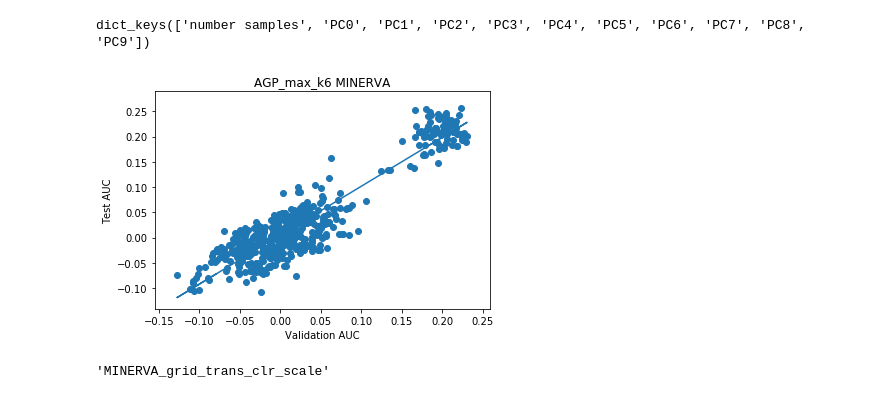
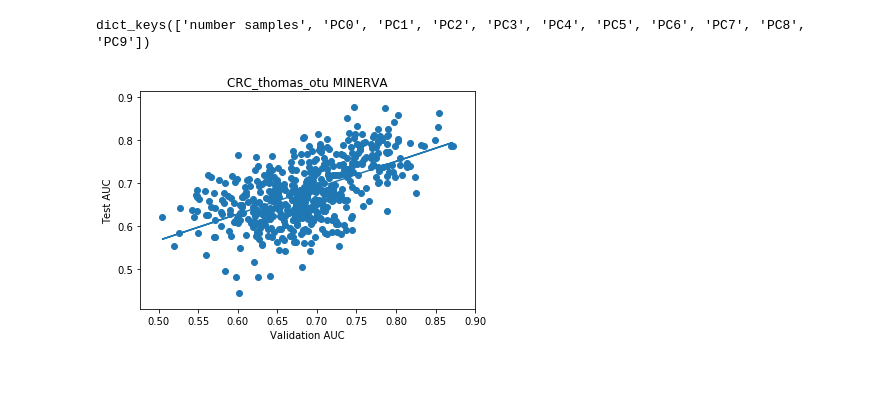
Before and after one commit to LeahBriscoe/microbatch_vc, a Jupyter notebook: Classifier/PlotGrid.ipynb, the cells around one changed output. Drawn from its saved outputs; the diff is of its cells as text; code cells hidden in the pictures.

```diff
--- a/Classifier/PlotGrid.ipynb
+++ b/Classifier/PlotGrid.ipynb
@@ -15,14 +15,21 @@ from timeit import default_timer as timer
 import pickle
 # %%
 args = sys.argv
-
-cohort_list = 'AGP_max_k5&AGP_max_k6&AGP_max_k7'#'T2D_k6&T2D_k7'#'Thomas_k6&Thomas_k7' #"CRC_k6&CRC_k7"#'Hispanic_k5&Hispanic_k6&Hispanic_k7'#Thomas_k6'#'Hispanic_k5&Hispanic_k6&Hispanic_k7'#'T2D_k6&T2D_k7'#"CRC_k6&CRC_k7"#'T2D_k6&T2D_k7' # 'AGP_max_k5&AGP_max_k6&AGP_max_k7'
-phenotype = 'bmi_corrected'#"bin_t2d"#'bin_crc_normal'#'antibiotic'#'bmi_corrected'#"bin_antibiotic_last_year"# 'bin_crc_adenomaORnormal'#""bin_antibiotic_last_year"#'bin_crc_normal'#
-pred_bool = 1
+#'AGP_max_k5&AGP_max_k6&AGP_max_k7'
+cohort_list = 'CRC_thomas_otu'#'Thomas_k6&Thomas_k7' #'AGP_max_k5&AGP_max_k6'#'AGP_max_k7'#'T2D_k6&T2D_k7'#'Thomas_k6&Thomas_k7' #"CRC_k6&CRC_k7"#'Hispanic_k5&Hispanic_k6&Hispanic_k7'#Thomas_k6'#'Hispanic_k5&Hispanic_k6&Hispanic_k7'#'T2D_k6&T2D_k7'#"CRC_k6&CRC_k7"#'T2D_k6&T2D_k7' #
+phenotype = 'bin_crc_normal'#"bin_antibiotic_last_year"#'bmi_corrected'#"bin_t2d"#''antibiotic'#'bmi_corrected'# 'bin_crc_adenomaORnormal'#""bin_antibiotic_last_year"#'bin_crc_normal'#
+pred_bool = 0
+val_bool = 0
 args = ['./run_MINERVA_test_train_grid.sh','/Users/leahbriscoe/Documents/MicroBatch/microbatch_vc', cohort_list , 'kmer', 'BatchCorrected', phenotype, 1, 0,
         10, 'minervaclrscale',"MINERVA_grid_trans_clr_scale",1,pred_bool]
+# args = ['./run_MINERVA_test_train_grid.sh','/Users/leahbriscoe/Documents/MicroBatch/microbatch_vc', cohort_list , 'kmer', 'BatchCorrected', phenotype, 1, 0,
+#         10, 'minervaclrscaleLODO',"MINERVALODO_grid_trans_clr_scale",1,pred_bool]
+# args = ['./run_MINERVA_test_train_grid.sh','/Users/leahbriscoe/Documents/MicroBatch/microbatch_vc', cohort_list , 'kmer', 'BatchCorrected', phenotype, 1, 0,
+#         10, 'pc_lodo',"pc_lodo_grid_trans_clr_scale",1,pred_bool]
 # args = ['./run_MINERVA_test_train_grid.sh','/Users/leahbriscoe/Documents/MicroBatch/microbatch_vc', cohort_list, 'kmer', 'BatchCorrected', phenotype, 1, 0,
 #         10, 'raw',"raw_grid_trans_none",0,pred_bool]
+# args = ['./run_MINERVA_test_train_grid.sh','/Users/leahbriscoe/Documents/MicroBatch/microbatch_vc', cohort_list, 'kmer', 'BatchCorrected', phenotype, 1, 0,
+#         10, 'rawLODO',"rawLODO_grid_trans_none",0,pred_bool]
 # args = ['./run_MINERVA_test_train_grid.sh','/Users/leahbriscoe/Documents/MicroBatch/microbatch_vc', cohort_list, 'kmer', 'BatchCorrected', phenotype , 1, 0,
 #          10, 'combat',"ComBat_grid_trans_none",0,pred_bool]
 # args = ['./run_MINERVA_test_train_grid.sh','/Users/leahbriscoe/Documents/MicroBatch/microbatch_vc', cohort_list, 'kmer', 'BatchCorrected', phenotype , 1, 0,
@@ -61,11 +68,22 @@ pred = bool(int(args[12]))
 # %%
 if pred:
-    all_datasets_dict = pickle.load(open( metadata_folder +"_" + special_name + "_MINERVA_prediction_grid.pkl", "rb" ))
+    if val_bool:
+        all_datasets_dict = pickle.load(open( metadata_folder +"_" + special_name + "_MINERVA_prediction_grid_VAL.pkl", "rb" ))
+    else:
+        all_datasets_dict = pickle.load(open( metadata_folder +"_" + special_name + "_MINERVA_prediction_grid.pkl", "rb" ))
+
+
     trainKey = 'train_pearson_trained'
     testKey ='test_pearson_trained'
     valKey = 'val_pearson_trained'
 else:
-    all_datasets_dict = pickle.load(open( metadata_folder +"_" + special_name + "_MINERVA_tt_grid.pkl", "rb" ))
+    if val_bool:
+        all_datasets_dict = pickle.load(open( metadata_folder +"_" + special_name + "_MINERVA_tt_grid_VAL.pkl", "rb" ))
+    else:
+        all_datasets_dict = pickle.load(open( metadata_folder +"_" + special_name + "_MINERVA_tt_grid.pkl", "rb" ))
+
+
+
     trainKey = 'train_auc_trained'
     testKey ='test_auc_trained'
     valKey = 'val_auc_trained'
@@ -92,3 +126,6 @@ study_names
+# %%
+pc_range = range(num_pcs)
+#pc_range = [100]
 # %%
 import matplotlib.pyplot as plt
 
@@ -97,8 +134,8 @@ import matplotlib.pyplot as plt
 
 train_auc = []
 test_auc = []
-dataset_num = 1
-for i in range(num_pcs):
+dataset_num = 0
+for i in pc_range:
 
     if not PC:
         train_auc.extend(all_datasets_dict['dataset' + str(dataset_num)][trainKey])
@@ -130,35 +167,31 @@ total_pcs = 10
 # %%
 # check MINERVA PCs
-dataset_num = 1
+dataset_num = 0
 
 
 train_auc = []
 test_auc = []
-for i in range(total_pcs):
+for i in pc_range:
     if not PC:
         train_auc.extend(all_datasets_dict['dataset' + str(dataset_num)][valKey])
         test_auc.extend(all_datasets_dict['dataset' + str(dataset_num)][testKey])
     else:
         train_auc.extend(all_datasets_dict['dataset' + str(dataset_num)]["PC" + str(i)][valKey])
         test_auc.extend(all_datasets_dict['dataset' + str(dataset_num)]["PC" + str(i)][testKey])
 
 x = np.array(train_auc)
 y = np.array(test_auc)
 plt.scatter( x,  y)
 
 m, b = np.polyfit(x, y, 1)
 
 plt.plot(x, m*x + b)
 
 plt.xlabel("Validation AUC")
 plt.ylabel("Test AUC")
 plt.title(study_names[dataset_num] +" MINERVA")
 plt.show()
 # %% [output]
-[figure, old version]
+[figure, new version]
-# %%
-method
-# %% [output]
-'MINERVA_grid_trans_clr_scale'
 # %%
 #check overall correlation or trend
```
Also changed, not shown: parts of 20 cells of this notebook, 23 other files.
